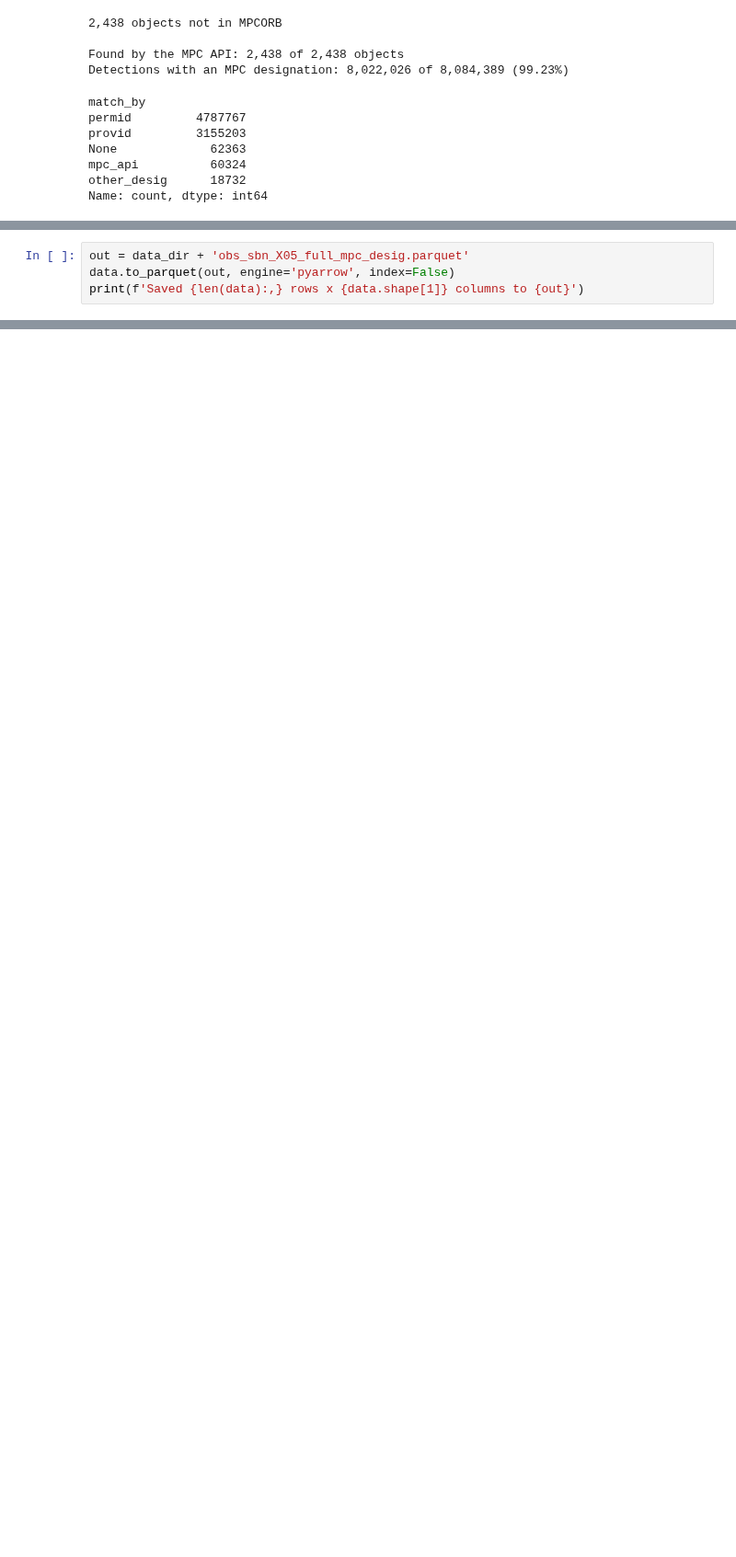
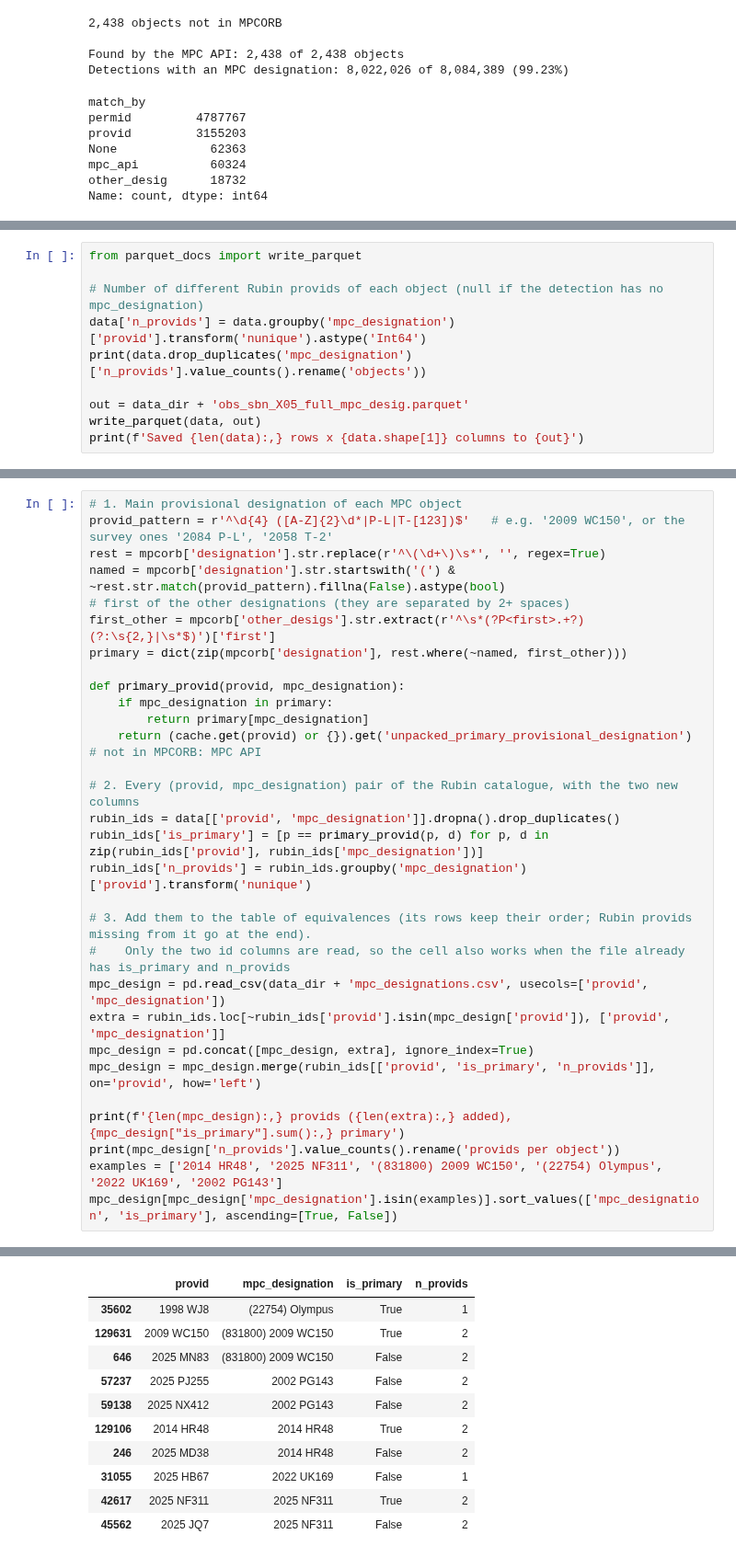
Before and after one commit to JuanitaAgudelo/MVROC, a Jupyter notebook: code/add_mpc_designation.ipynb, the cells around one changed output, grey strips where cells are left out. Shown at 92% size. Saved outputs shown, nothing was run; the diff lists cells and outputs as text; blank space fills up the shorter version.

```diff
--- a/code/add_mpc_designation.ipynb
+++ b/code/add_mpc_designation.ipynb
@@ -203,5 +208,11 @@ Name: count, dtype: int64
 # %%
+from parquet_docs import write_parquet
+
+# Number of different Rubin provids of each object (null if the detection has no mpc_designation)
+data['n_provids'] = data.groupby('mpc_designation')['provid'].transform('nunique').astype('Int64')
+print(data.drop_duplicates('mpc_designation')['n_provids'].value_counts().rename('objects'))
+
 out = data_dir + 'obs_sbn_X05_full_mpc_desig.parquet'
-data.to_parquet(out, engine='pyarrow', index=False)
+write_parquet(data, out)
 print(f'Saved {len(data):,} rows x {data.shape[1]} columns to {out}')
 # %% [output]
@@ -208,0 +265,31 @@ Saved 8,084,389 rows x 92 columns to data/obs_sbn_X05_full_mpc_desig.parquet
+# %%
+# 1. Main provisional designation of each MPC object
+provid_pattern = r'^\d{4} ([A-Z]{2}\d*|P-L|T-[123])$'   # e.g. '2009 WC150', or the survey ones '2084 P-L', '2058 T-2'
+rest = mpcorb['designation'].str.replace(r'^\(\d+\)\s*', '', regex=True)
+named = mpcorb['designation'].str.startswith('(') & ~rest.str.match(provid_pattern).fillna(False).astype(bool)
+# first of the other designations (they are separated by 2+ spaces)
+first_other = mpcorb['other_desigs'].str.extract(r'^\s*(?P<first>.+?)(?:\s{2,}|\s*$)')['first']
+primary = dict(zip(mpcorb['designation'], rest.where(~named, first_other)))
+
+def primary_provid(provid, mpc_designation):
+    if mpc_designation in primary:
+        return primary[mpc_designation]
+    return (cache.get(provid) or {}).get('unpacked_primary_provisional_designation')   # not in MPCORB: MPC API
+
+# 2. Every (provid, mpc_designation) pair of the Rubin catalogue, with the two new columns
+rubin_ids = data[['provid', 'mpc_designation']].dropna().drop_duplicates()
+rubin_ids['is_primary'] = [p == primary_provid(p, d) for p, d in zip(rubin_ids['provid'], rubin_ids['mpc_designation'])]
+rubin_ids['n_provids'] = rubin_ids.groupby('mpc_designation')['provid'].transform('nunique')
+
+# 3. Add them to the table of equivalences (its rows keep their order; Rubin provids missing from it go at the end).
+#    Only the two id columns are read, so the cell also works when the file already has is_primary and n_provids
+mpc_design = pd.read_csv(data_dir + 'mpc_designations.csv', usecols=['provid', 'mpc_designation'])
+extra = rubin_ids.loc[~rubin_ids['provid'].isin(mpc_design['provid']), ['provid', 'mpc_designation']]
+mpc_design = pd.concat([mpc_design, extra], ignore_index=True)
+mpc_design = mpc_design.merge(rubin_ids[['provid', 'is_primary', 'n_provids']], on='provid', how='left')
+
+print(f'{len(mpc_design):,} provids ({len(extra):,} added), {mpc_design["is_primary"].sum():,} primary')
+print(mpc_design['n_provids'].value_counts().rename('provids per object'))
+examples = ['2014 HR48', '2025 NF311', '(831800) 2009 WC150', '(22754) Olympus', '2022 UK169', '2002 PG143']
+mpc_design[mpc_design['mpc_designation'].isin(examples)].sort_values(['mpc_designation', 'is_primary'], ascending=[True, False])
+# %% [output]
@@ -208,0 +301,11 @@ Saved 8,084,389 rows x 92 columns to data/obs_sbn_X05_full_mpc_desig.parquet
+|  | provid | mpc_designation | is_primary | n_provids |
+| 35602 | 1998 WJ8 | (22754) Olympus | True | 1 |
+| 129631 | 2009 WC150 | (831800) 2009 WC150 | True | 2 |
+| 646 | 2025 MN83 | (831800) 2009 WC150 | False | 2 |
+| 57237 | 2025 PJ255 | 2002 PG143 | False | 2 |
+| 59138 | 2025 NX412 | 2002 PG143 | False | 2 |
+| 129106 | 2014 HR48 | 2014 HR48 | True | 2 |
+| 246 | 2025 MD38 | 2014 HR48 | False | 2 |
+| 31055 | 2025 HB67 | 2022 UK169 | False | 1 |
+| 42617 | 2025 NF311 | 2025 NF311 | True | 2 |
+| 45562 | 2025 JQ7 | 2025 NF311 | False | 2 |
```
Also changed, not shown: parts of 7 cells of this notebook, 6 other files.
